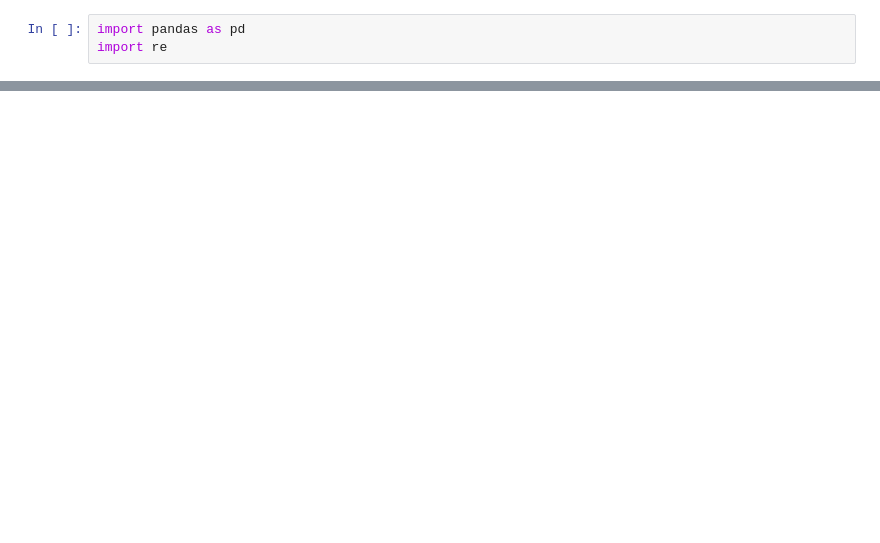
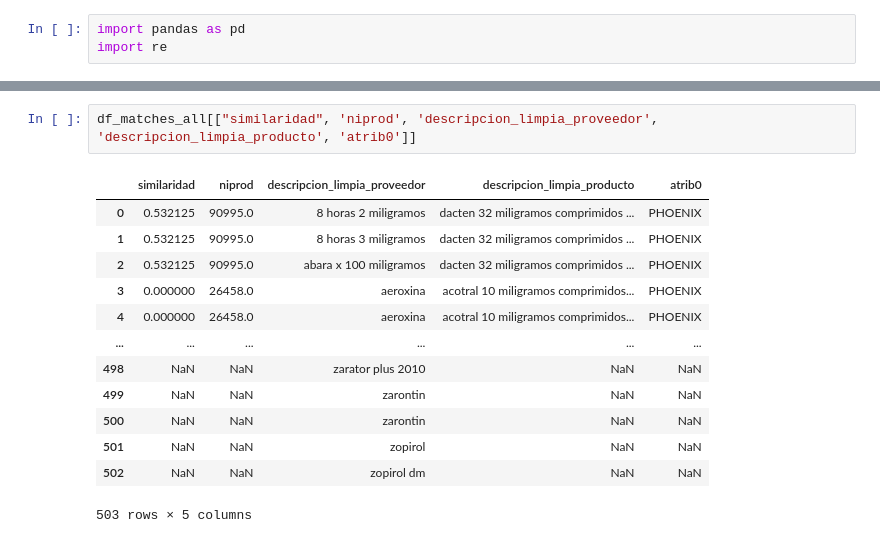
Before and after one commit to emmaSDNZ/digitalizacion_distriapp, a Jupyter notebook: backend/src/notebook/procesamiento_datos.ipynb, the cells around one changed output, grey strips where cells are left out. Saved outputs shown, nothing was run; the diff lists cells and outputs as text; blank space fills up the shorter version.

```diff
--- a/backend/src/notebook/procesamiento_datos.ipynb
+++ b/backend/src/notebook/procesamiento_datos.ipynb
@@ -173,0 +302,16 @@ df_entrenamiento.to_csv("dataset_entrenamiento.csv", index=False)
+# %%
+df_matches_all[["similaridad", 'niprod', 'descripcion_limpia_proveedor', 'descripcion_limpia_producto', 'atrib0']]
+# %% [output]
+|  | similaridad | niprod | descripcion_limpia_proveedor | descripcion_limpia_producto | atrib0 |
+| 0 | 0.532125 | 90995.0 | 8 horas 2 miligramos | dacten 32 miligramos comprimidos ... | PHOENIX |
+| 1 | 0.532125 | 90995.0 | 8 horas 3 miligramos | dacten 32 miligramos comprimidos ... | PHOENIX |
+| 2 | 0.532125 | 90995.0 | abara x 100 miligramos | dacten 32 miligramos comprimidos ... | PHOENIX |
+| 3 | 0.000000 | 26458.0 | aeroxina | acotral 10 miligramos comprimidos... | PHOENIX |
+| 4 | 0.000000 | 26458.0 | aeroxina | acotral 10 miligramos comprimidos... | PHOENIX |
+| ... | ... | ... | ... | ... | ... |
+| 498 | NaN | NaN | zarator plus 2010 | NaN | NaN |
+| 499 | NaN | NaN | zarontin | NaN | NaN |
+| 500 | NaN | NaN | zarontin | NaN | NaN |
+| 501 | NaN | NaN | zopirol | NaN | NaN |
+| 502 | NaN | NaN | zopirol dm | NaN | NaN |
+503 rows × 5 columns
```
Also changed, not shown: parts of 17 cells of this notebook, 23 other files.
